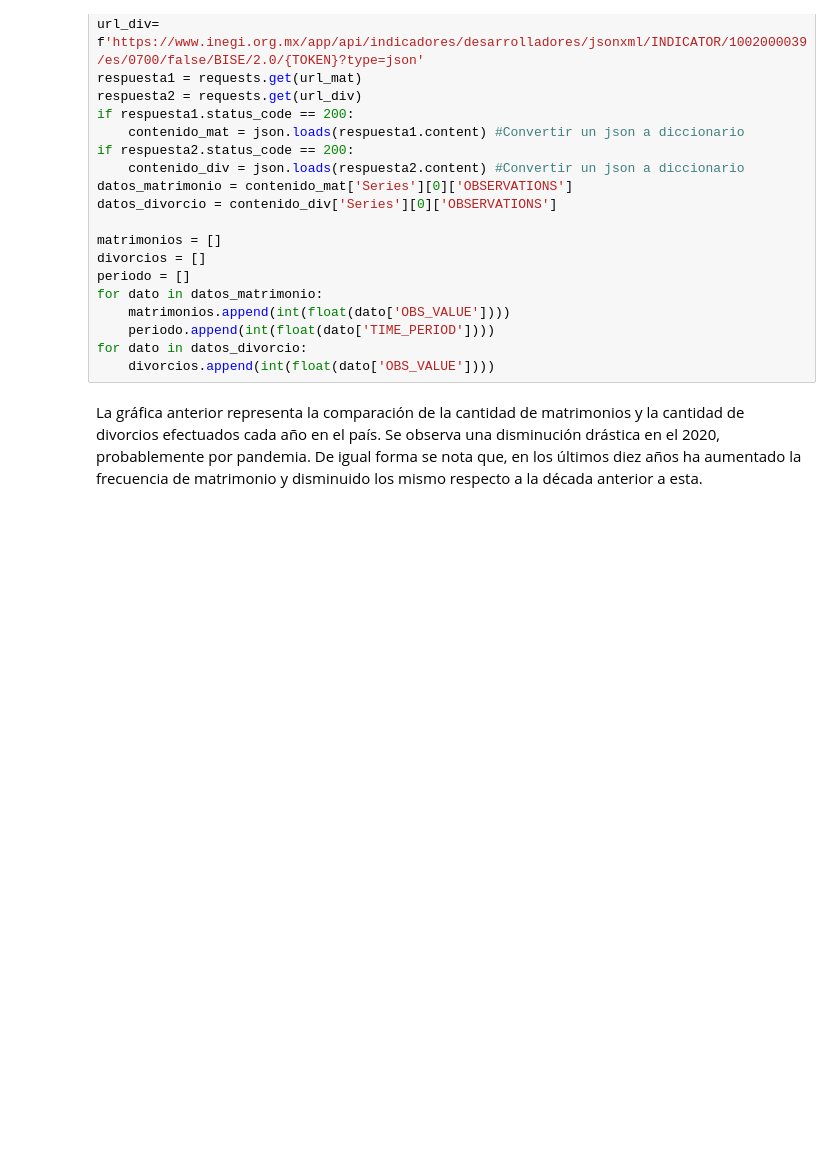
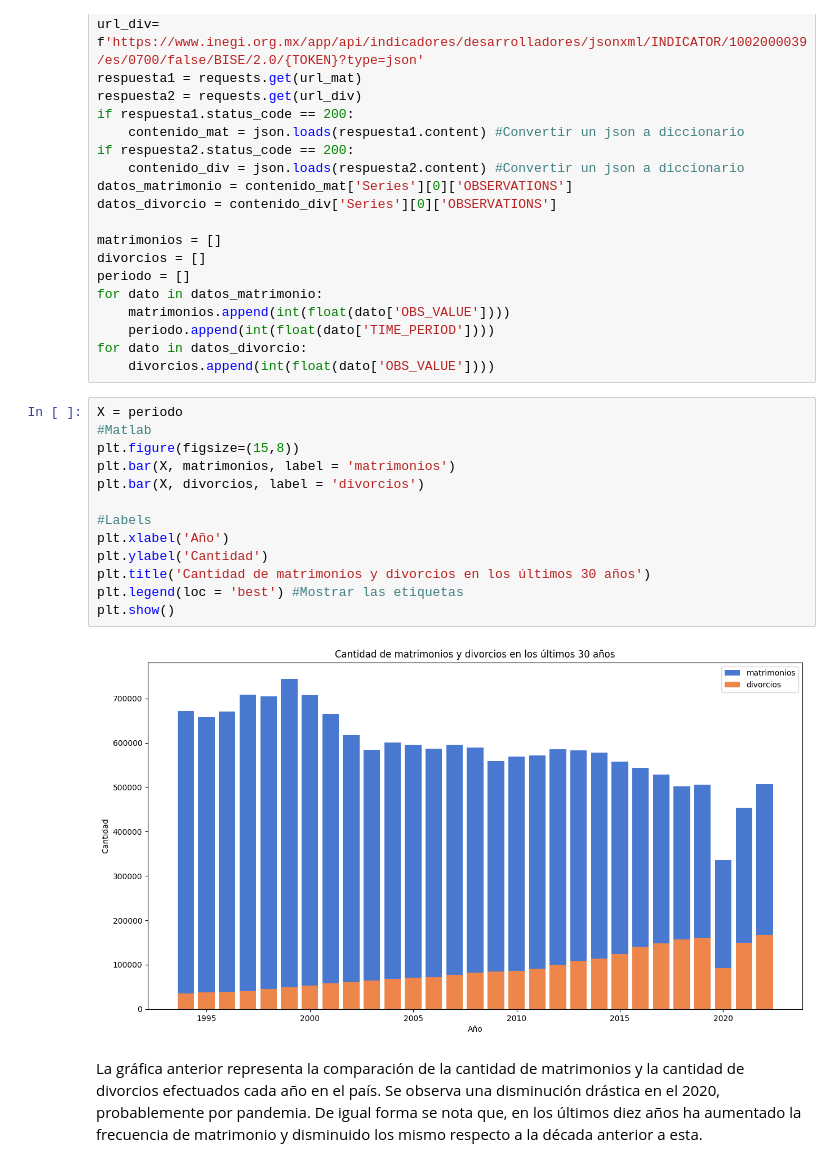
Before and after one commit to EscamillaJuan/CienciaDeDatos, a Jupyter notebook: Proyecto INEGI/CD_14_INEGI_colab.ipynb, the cells around one changed output. Drawn from its saved outputs; the diff is of its cells as text; blank space fills up the shorter version.

```diff
--- a/Proyecto INEGI/CD_14_INEGI_colab.ipynb
+++ b/Proyecto INEGI/CD_14_INEGI_colab.ipynb
@@ -418,5 +424,20 @@ for dato in datos_matrimonio:
     periodo.append(int(float(dato['TIME_PERIOD'])))
 for dato in datos_divorcio:
     divorcios.append(int(float(dato['OBS_VALUE'])))
+# %%
+X = periodo
+#Matlab
+plt.figure(figsize=(15,8))
+plt.bar(X, matrimonios, label = 'matrimonios')
+plt.bar(X, divorcios, label = 'divorcios')
+
+#Labels
+plt.xlabel('Año')
+plt.ylabel('Cantidad')
+plt.title('Cantidad de matrimonios y divorcios en los últimos 30 años')
+plt.legend(loc = 'best') #Mostrar las etiquetas
+plt.show()
+# %% [output]
+[figure, added]
 # %% [markdown]
 La gráfica anterior representa la comparación de la cantidad de matrimonios y la cantidad de divorcios efectuados cada año en el país. Se observa una disminución drástica en el 2020, probablemente por pandemia. De igual forma se nota que, en los últimos diez años ha aumentado la frecuencia de matrimonio y disminuido los mismo respecto a la década anterior a esta.
```
Also changed, not shown: parts of 7 cells of this notebook.
